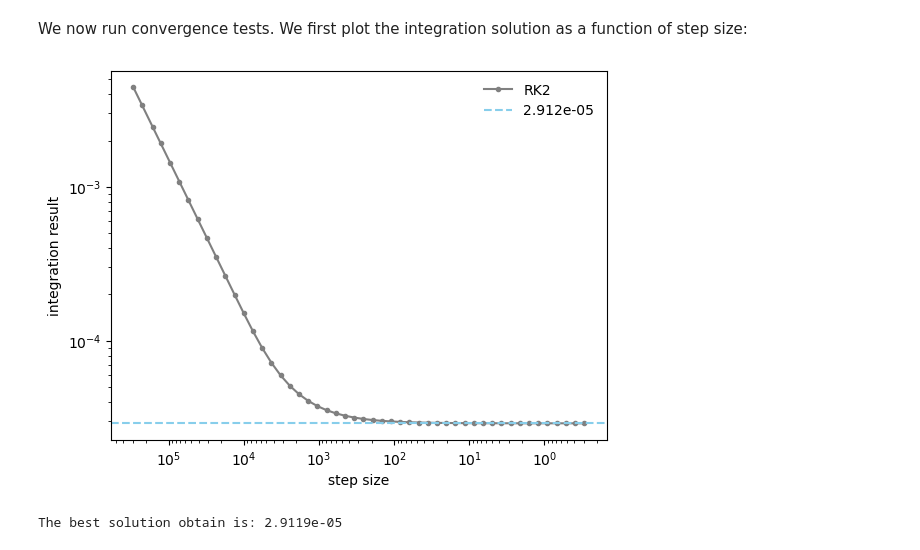
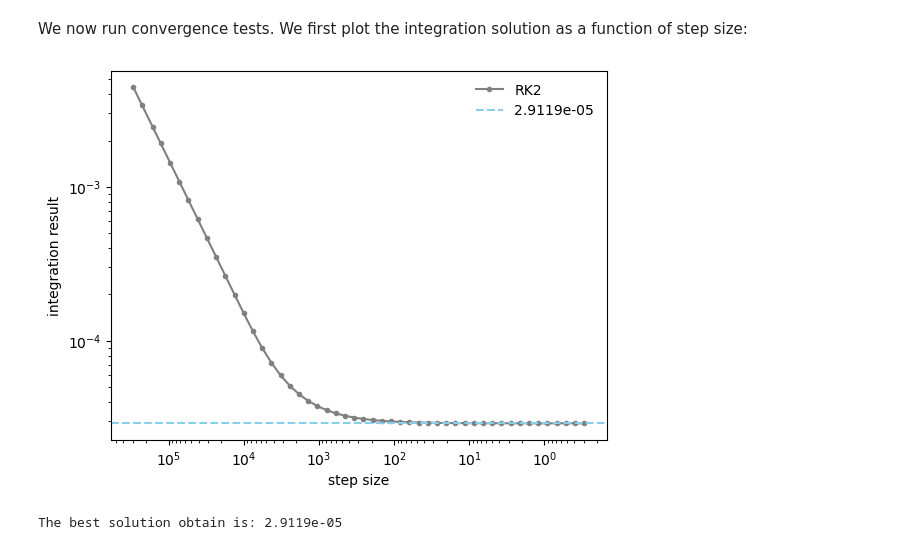
Before and after one commit to gilgarcia-01/ASTR5900, a Jupyter notebook: hw/hw3/ggarcia_hw3_numerical_integration.ipynb, the cells around one changed output. Saved outputs shown, nothing was run; the diff lists cells and outputs as text; code cells hidden in the pictures.

```diff
--- a/hw/hw3/ggarcia_hw3_numerical_integration.ipynb
+++ b/hw/hw3/ggarcia_hw3_numerical_integration.ipynb
@@ -537,14 +540,14 @@ for steps in num_of_steps_arr:
 # %%
 #lets visuallize our results:
 plt.loglog(step_size,mb_rk2_ylst,color='gray',label='RK2',marker='.')
-plt.axhline(mb_rk2_ylst[-1],color='skyblue',linestyle='--',label='{:.3e}'.format(mb_rk2_ylst[-1]))
+plt.axhline(mb_rk2_ylst[-1],color='skyblue',linestyle='--',label='{:.4e}'.format(mb_rk2_ylst[-1]))
 plt.ylabel('integration result')
 plt.xlabel('step size')
 plt.gca().invert_xaxis()
 plt.legend(frameon=False)
 plt.show()
 # %% [output]
-[figure, old version]
+[figure, new version]
 # %%
 print('The best solution obtain is: {:.4e}'.format(mb_rk2_ylst[-1]))
 # %% [output]
```
Also changed, not shown: parts of 3 cells of this notebook.
